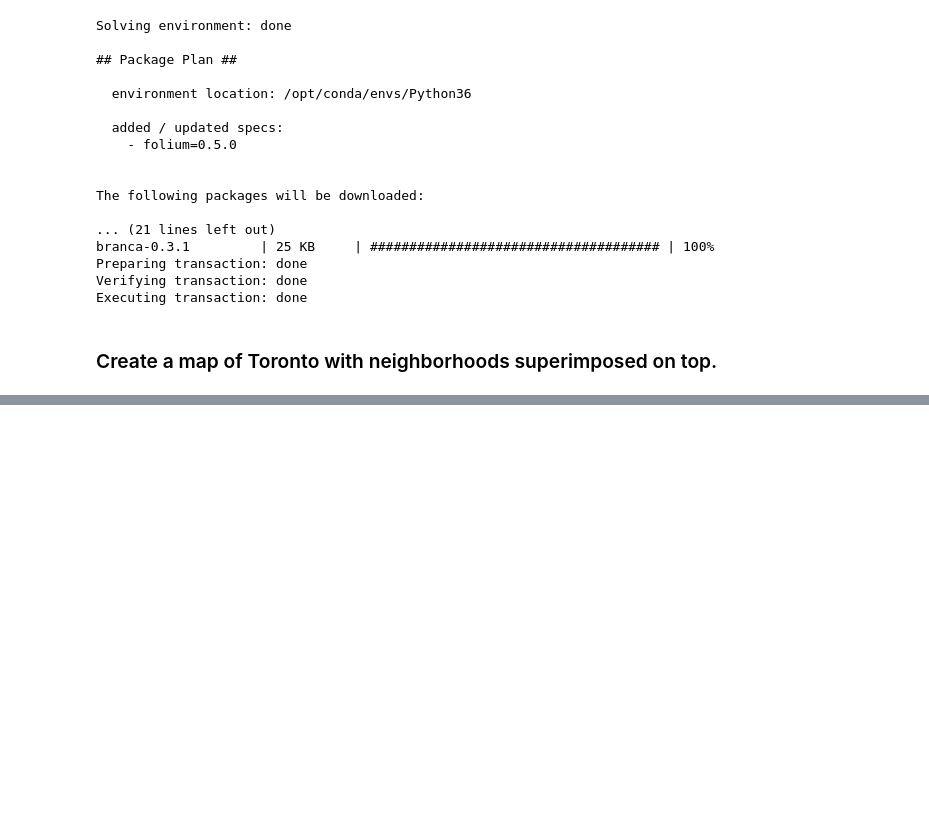
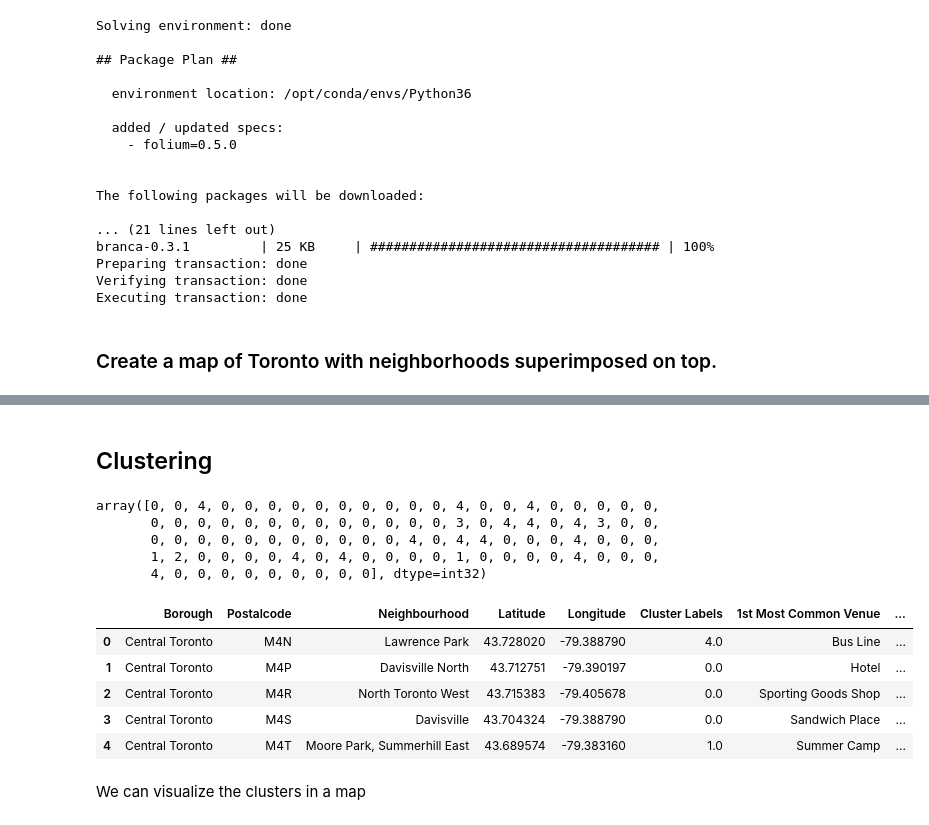
Before and after one commit to kruthika86/ExploringTorontoNeighborhoods, a Jupyter notebook: Toronto Neighborhoods clustering & segmentation.ipynb, the cells around one changed output, grey strips where cells are left out. Saved outputs shown, nothing was run; the diff lists cells and outputs as text; code cells hidden in the pictures; blank space fills up the shorter version.

```diff
--- a/Toronto Neighborhoods clustering & segmentation.ipynb
+++ b/Toronto Neighborhoods clustering & segmentation.ipynb
@@ -238,0 +455,21 @@ map_toronto
+# %%
+num_top_venues = 10
+
+indicators = ['st', 'nd', 'rd']
+
+# create columns according to number of top venues
+columns = ['Neighborhood']
+for ind in np.arange(num_top_venues):
+    try:
+        columns.append('{}{} Most Common Venue'.format(ind+1, indicators[ind]))
+    except:
+        columns.append('{}th Most Common Venue'.format(ind+1))
+
+# create a new dataframe
+sorted_neighborhoods_venues = pd.DataFrame(columns=columns)
+sorted_neighborhoods_venues['Neighborhood'] = toronto_grouped['Neighborhood']
+
+for ind in np.arange(toronto_grouped.shape[0]):
+    sorted_neighborhoods_venues.iloc[ind, 1:] = _most_common_venues(toronto_grouped.iloc[ind, :], num_top_venues)
+
+sorted_neighborhoods_venues.head()
@@ -238,0 +483,38 @@ map_toronto
+# %% [markdown]
+<h2> Clustering </h2>
+# %%
+from sklearn.cluster import KMeans
+
+
+kclusters = 5
+
+toronto_grouped_clustering = toronto_grouped.drop('Neighborhood', 1)
+
+kmeans = KMeans(n_clusters=kclusters, random_state=0).fit(toronto_grouped_clustering)
+
+kmeans.labels_[0:98]
+# %% [output]
+array([0, 0, 4, 0, 0, 0, 0, 0, 0, 0, 0, 0, 0, 4, 0, 0, 4, 0, 0, 0, 0, 0,
+       0, 0, 0, 0, 0, 0, 0, 0, 0, 0, 0, 0, 0, 3, 0, 4, 4, 0, 4, 3, 0, 0,
+       0, 0, 0, 0, 0, 0, 0, 0, 0, 0, 0, 4, 0, 4, 4, 0, 0, 0, 4, 0, 0, 0,
+       1, 2, 0, 0, 0, 0, 4, 0, 4, 0, 0, 0, 0, 1, 0, 0, 0, 0, 4, 0, 0, 0,
+       4, 0, 0, 0, 0, 0, 0, 0, 0, 0], dtype=int32)
+# %%
+#sorted_neighborhoods_venues.drop(['Cluster Labels'],axis=1,inplace=True)
+sorted_neighborhoods_venues.insert(0, 'Cluster Labels', kmeans.labels_)
+toronto_merged = LL_DF
+# merge toronto_grouped with toronto_data to add latitude/longitude for each neighborhood
+toronto_merged = toronto_merged.join(sorted_neighborhoods_venues.set_index('Neighborhood'), on='Neighbourhood')
+toronto_merged.dropna(subset=["Cluster Labels"], axis=0, inplace=True)
+toronto_merged.reset_index(drop=True, inplace=True)
+toronto_merged['Cluster Labels'].astype(int)
+toronto_merged.head()
+# %% [output]
+|  | Borough | Postalcode | Neighbourhood | Latitude | Longitude | Cluster Labels | 1st Most Common Venue | ... |
+| 0 | Central Toronto | M4N | Lawrence Park | 43.728020 | -79.388790 | 4.0 | Bus Line | ... |
+| 1 | Central Toronto | M4P | Davisville North | 43.712751 | -79.390197 | 0.0 | Hotel | ... |
+| 2 | Central Toronto | M4R | North Toronto West | 43.715383 | -79.405678 | 0.0 | Sporting Goods Shop | ... |
+| 3 | Central Toronto | M4S | Davisville | 43.704324 | -79.388790 | 0.0 | Sandwich Place | ... |
+| 4 | Central Toronto | M4T | Moore Park, Summerhill East | 43.689574 | -79.383160 | 1.0 | Summer Camp | ... |
+# %% [markdown]
+We can visualize the clusters in a map
```
Also changed, not shown: parts of 22 cells of this notebook.
